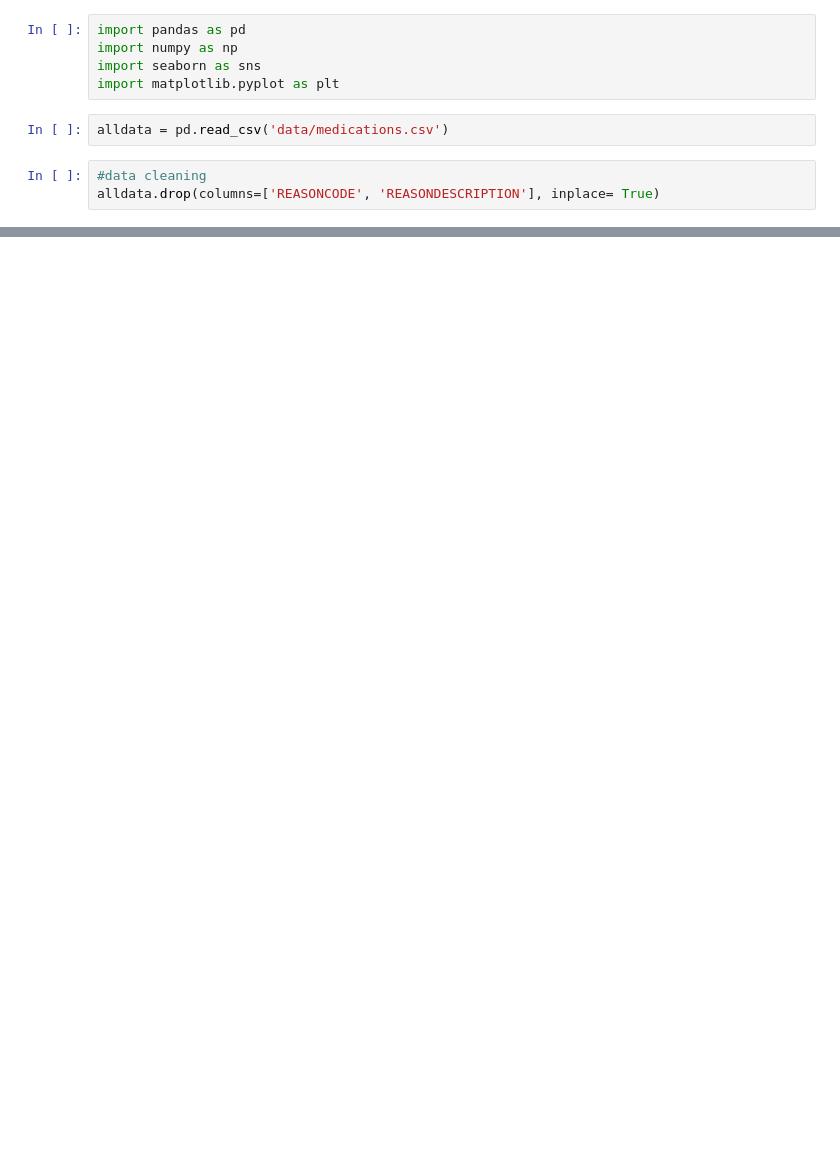
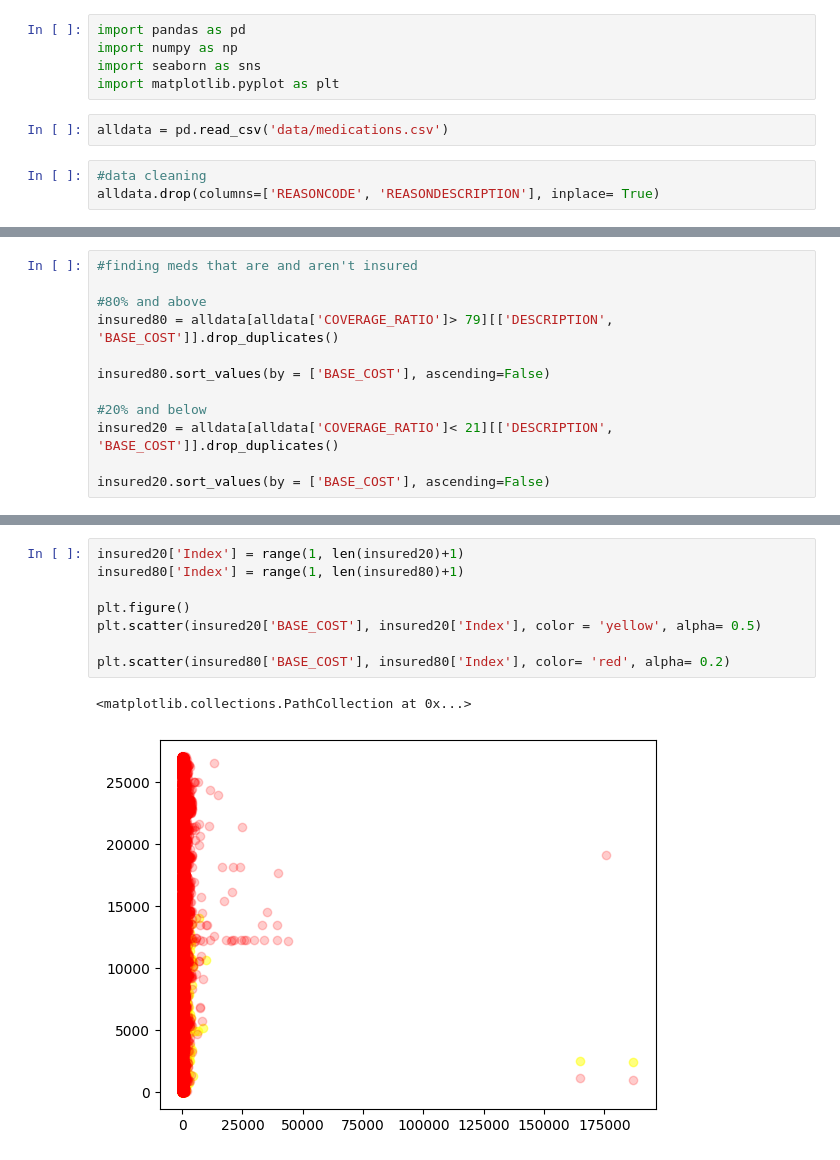
Before and after one commit to macdeath-AA/Patient-Health-Journey, a Jupyter notebook: analysis.ipynb, the cells around one changed output, grey strips where cells are left out. Saved outputs shown, nothing was run; the diff lists cells and outputs as text; blank space fills up the shorter version.

Commit message:
insurance coverage analysis

```diff
--- a/analysis.ipynb
+++ b/analysis.ipynb
@@ -109,0 +58,12 @@ NDA020503 200 ACTUAT Albuterol 0.09 MG/ACTUAT Metered Dose Inhaler    8523.16
+# %%
+#finding meds that are and aren't insured
+
+#80% and above
+insured80 = alldata[alldata['COVERAGE_RATIO']> 79][['DESCRIPTION', 'BASE_COST']].drop_duplicates()
+
+insured80.sort_values(by = ['BASE_COST'], ascending=False)
+
+#20% and below
+insured20 = alldata[alldata['COVERAGE_RATIO']< 21][['DESCRIPTION', 'BASE_COST']].drop_duplicates()
+
+insured20.sort_values(by = ['BASE_COST'], ascending=False)
@@ -109,0 +84,11 @@ NDA020503 200 ACTUAT Albuterol 0.09 MG/ACTUAT Metered Dose Inhaler    8523.16
+# %%
+insured20['Index'] = range(1, len(insured20)+1)
+insured80['Index'] = range(1, len(insured80)+1)
+
+plt.figure()
+plt.scatter(insured20['BASE_COST'], insured20['Index'], color = 'yellow', alpha= 0.5)
+
+plt.scatter(insured80['BASE_COST'], insured80['Index'], color= 'red', alpha= 0.2)
+# %% [output]
+<matplotlib.collections.PathCollection at 0x...>
+[figure, added]
```
Also changed, not shown: parts of 7 cells of this notebook.
